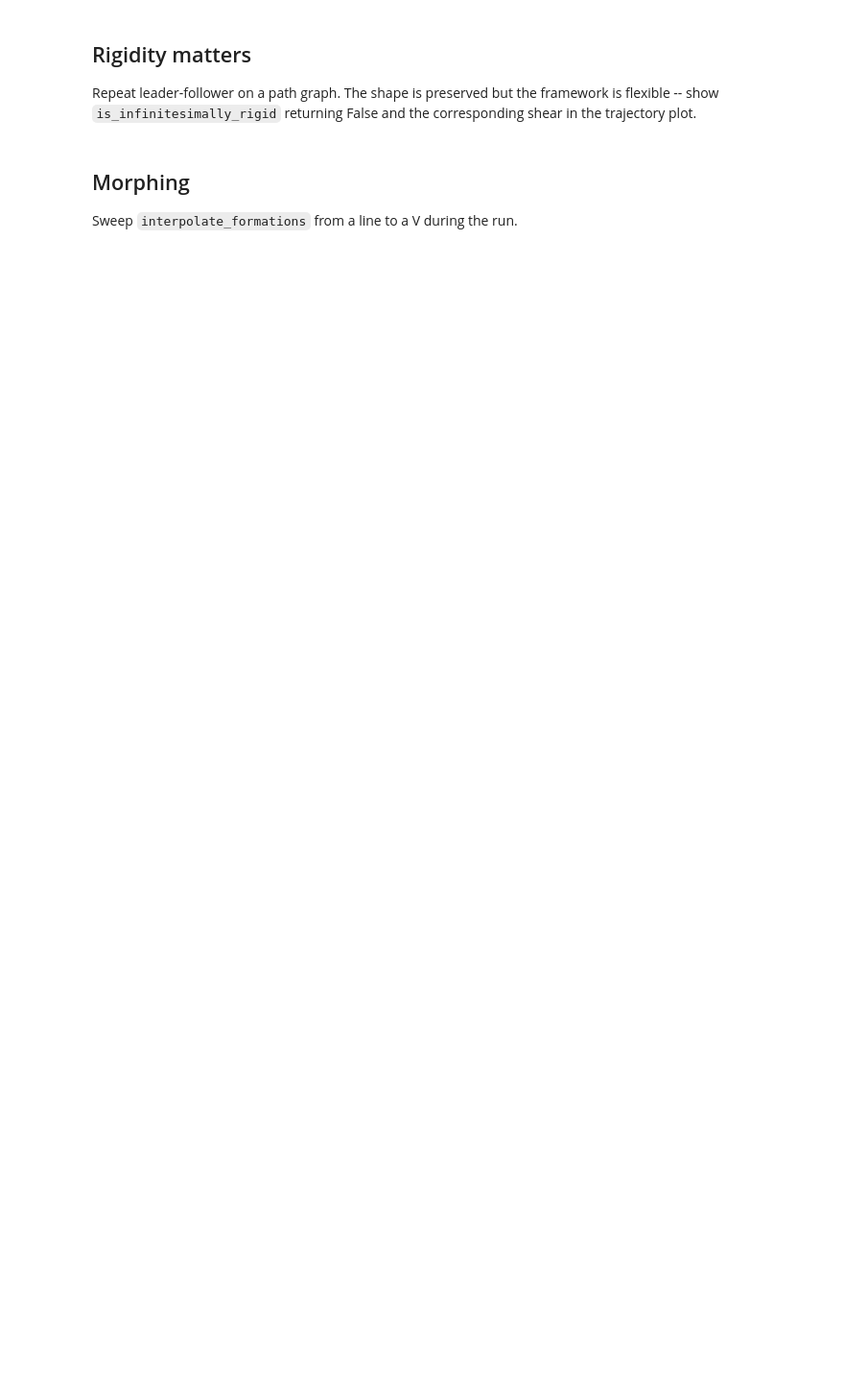
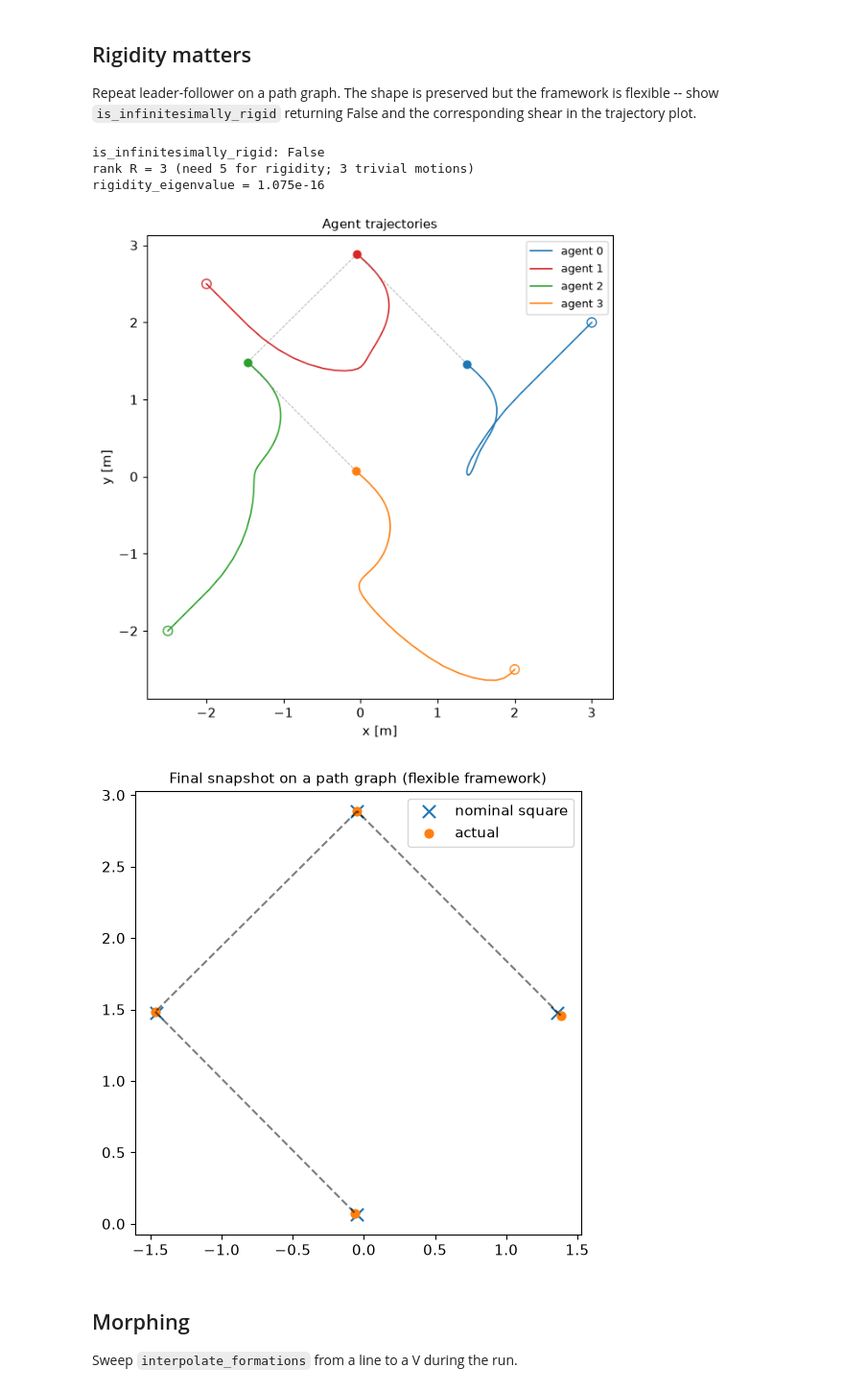
Before and after one commit to Ali-Eimaan/distributed-mpc-admm, a Jupyter notebook: python/notebooks/03_formation_control.ipynb, the cells around one changed output. Shown at 96% size. Saved outputs shown, nothing was run; the diff lists cells and outputs as text; code cells hidden in the pictures; blank space fills up the shorter version.

```diff
--- a/python/notebooks/03_formation_control.ipynb
+++ b/python/notebooks/03_formation_control.ipynb
@@ -43,3 +172,58 @@ Repeat leader-follower on a path graph. The shape is preserved but the framework
+# %%
+path_graph = CommunicationGraph.path(4)
+formation_path = FormationSpec.regular_polygon(4, radius=1.41, graph=path_graph)
+
+rank = np.linalg.matrix_rank(formation_path.rigidity_matrix())
+trivial = formation_path.dim * (formation_path.dim + 1) // 2  # 3 in 2D
+print(f"is_infinitesimally_rigid: {formation_path.is_infinitesimally_rigid()}")
+print(
+    f"rank R = {rank} (need {formation_path.n_agents * formation_path.dim - trivial} "
+    f"for rigidity; {trivial} trivial motions)"
+)
+print(f"rigidity_eigenvalue = {formation_path.rigidity_eigenvalue():.3e}")
+
+t = 0.1 * np.arange(60)
+reference = np.column_stack([2.0 * np.cos(0.15 * t), 2.0 * np.sin(0.15 * t)])
+leader_follower = LeaderFollowerSpec(leaders=(0,), reference=reference)
+tracking_weights = AgentCostWeights(q_position=1.0, p_terminal=5.0)
+
+ctrl = DistributedMPC(
+    model,
+    path_graph,
+    formation_path,
+    limits,
+    tracking_weights,
+    admm_options,
+    MPCOptions(horizon=10, dt=0.1, n_steps=60, seed=0),
+    leader_follower=leader_follower,
+)
+log_path = ctrl.run(x0)
+
+plotting.plot_trajectories(log_path, formation=formation_path)
+plt.show()
+
+# The path is a flexible framework: overlay the final snapshot on the nominal square.
+fig, ax = plt.subplots(figsize=(6, 6))
+nominal = formation_path.target_positions(log_path.positions[-1].mean(axis=0))
+ax.scatter(nominal[:, 0], nominal[:, 1], marker="x", s=90, label="nominal square")
+ax.scatter(log_path.positions[-1, :, 0], log_path.positions[-1, :, 1], s=40, label="actual")
+for i, j in formation_path.graph.edges:
+    ax.plot(
+        [log_path.positions[-1, i, 0], log_path.positions[-1, j, 0]],
+        [log_path.positions[-1, i, 1], log_path.positions[-1, j, 1]],
+        "k--",
+        alpha=0.5,
+    )
+ax.set_aspect("equal", adjustable="datalim")
+ax.set_title("Final snapshot on a path graph (flexible framework)")
+ax.legend()
+plt.show()
+# %% [output]
+is_infinitesimally_rigid: False
+rank R = 3 (need 5 for rigidity; 3 trivial motions)
+rigidity_eigenvalue = 1.075e-16
+[figure, added]
+[figure, added]
 # %% [markdown]
 ## Morphing
 
```
Also changed, not shown: parts of 13 cells of this notebook, 59 other files.
